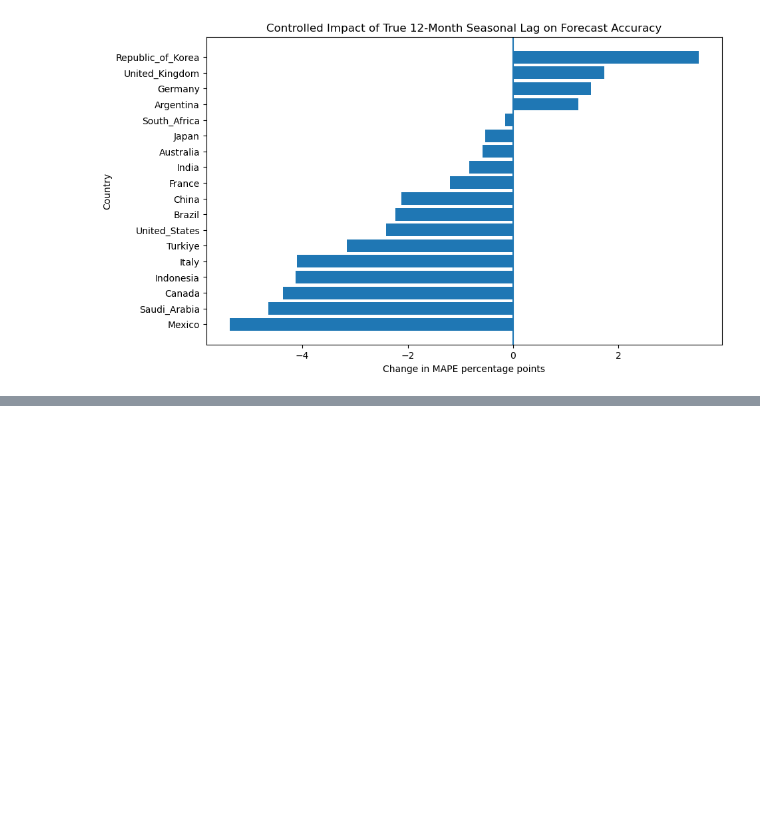
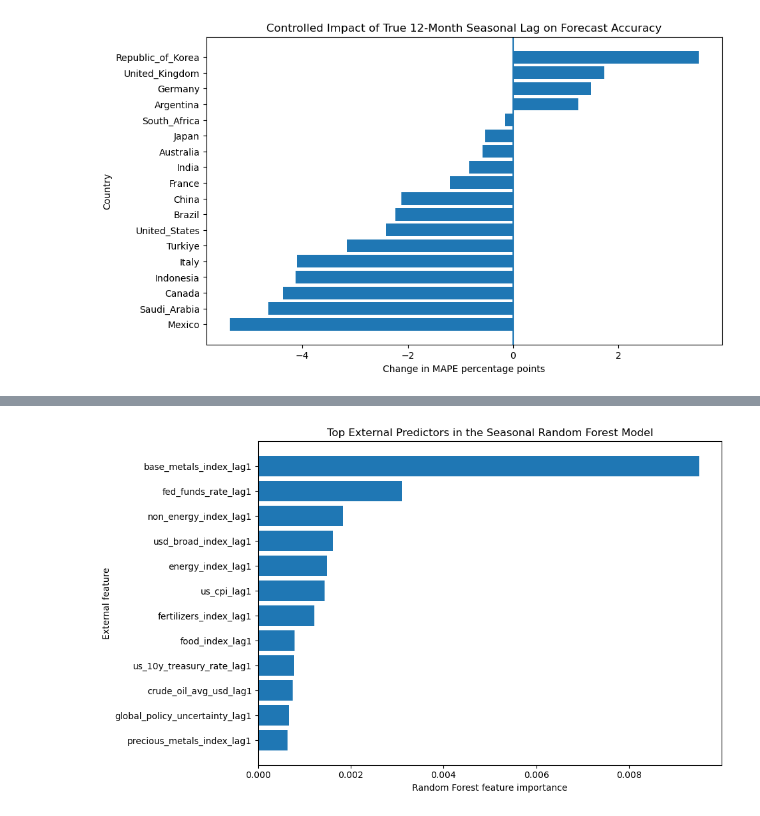
Before and after one commit to johnslvnjohn/Trade_Forecasting_ML, a Jupyter notebook: notebooks/Tradeflow.ipynb, the cells around one changed output, grey strips where cells are left out. Drawn from its saved outputs; the diff is of its cells as text; code cells hidden in the pictures; blank space fills up the shorter version.

```diff
--- a/notebooks/Tradeflow.ipynb
+++ b/notebooks/Tradeflow.ipynb
@@ -2471,0 +2474,7 @@ plt.show()
+# %%
+seasonal_feature_importance = pd.Series(
+    rf_seasonal.feature_importances_,
+    index=X_train_seasonal.columns
+).sort_values(ascending=False)
+
+seasonal_feature_importance.head(15)
@@ -2471,0 +2519,8 @@ plt.show()
+# %%
+external_importance = seasonal_feature_importance[
+    ~seasonal_feature_importance.index.str.startswith(
+        ("country_name_", "flowCode_")
+    )
+].drop("trade_value_lag12")
+
+external_importance.head(12)
@@ -2471,0 +2541,18 @@ plt.show()
+# %%
+top_external = external_importance.head(12).sort_values()
+
+plt.figure(figsize=(10, 6))
+
+plt.barh(
+    top_external.index,
+    top_external.values
+)
+
+plt.xlabel("Random Forest feature importance")
+plt.ylabel("External feature")
+plt.title("Top External Predictors in the Seasonal Random Forest Model")
+
+plt.tight_layout()
+plt.show()
+# %% [output]
+[figure, added]
```
Also changed, not shown: parts of 182 cells of this notebook.
